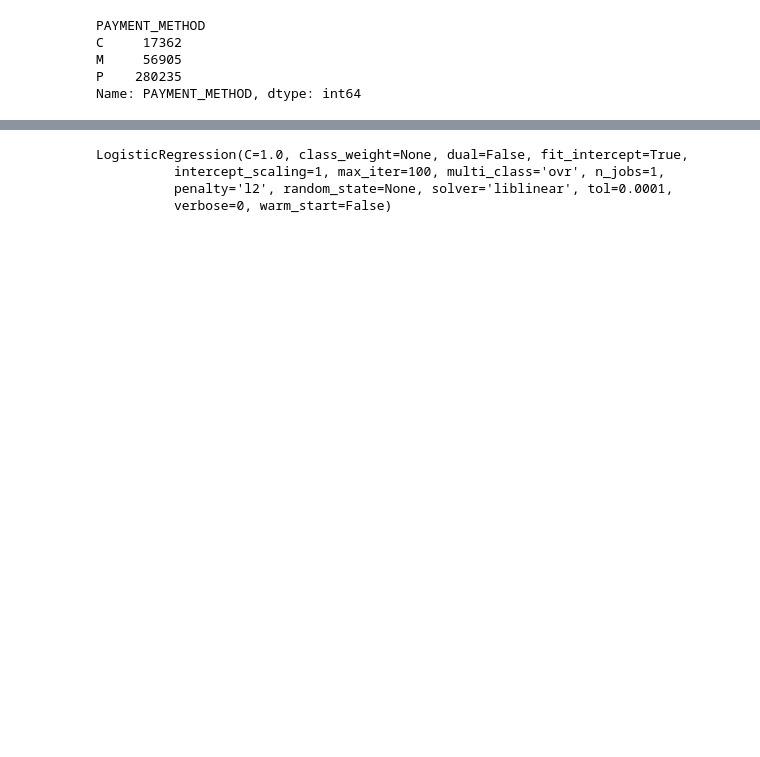
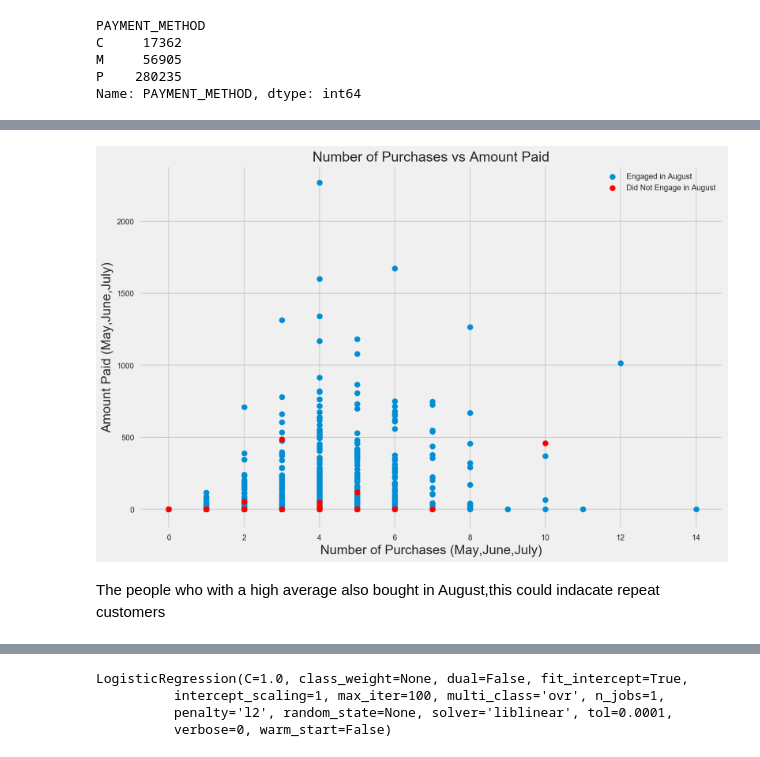
Before and after one commit to dgitahi/Propensity-Model, a Jupyter notebook: Propensity+Modelling.ipynb, the cells around one changed output, grey strips where cells are left out. Cells and saved outputs as stored; diff of their text form; code cells hidden in the pictures; blank space fills up the shorter version.

```diff
--- a/Propensity+Modelling.ipynb
+++ b/Propensity+Modelling.ipynb
@@ -289,0 +307,15 @@ df7.drop("ENGAGED_df3",inplace = True,axis = 1)
+# %%
+plt.figure(figsize=(12,8))
+
+plt.title("Number of Purchases vs Amount Paid",fontsize = (18))
+plt.scatter(x="TOT_NUM_PURCHASES",y = "AMOUNT_EXCL_VAT" ,data =df8[df8.TARGET==1])
+
+plt.scatter(x="TOT_NUM_PURCHASES",y = "AMOUNT_EXCL_VAT" ,data =df8[df8.TARGET==0],c= 'r')
+plt.ylabel("Amount Paid (May,June,July)")
+plt.xlabel("Number of Purchases (May,June,July)")
+plt.legend(["Engaged in August","Did Not Engage in August"])
+plt.show()
+# %% [output]
+[figure, added]
+# %% [markdown]
+The people who with a high average also bought in August,this could indacate repeat customers
```
Also changed, not shown: parts of 138 cells of this notebook.
